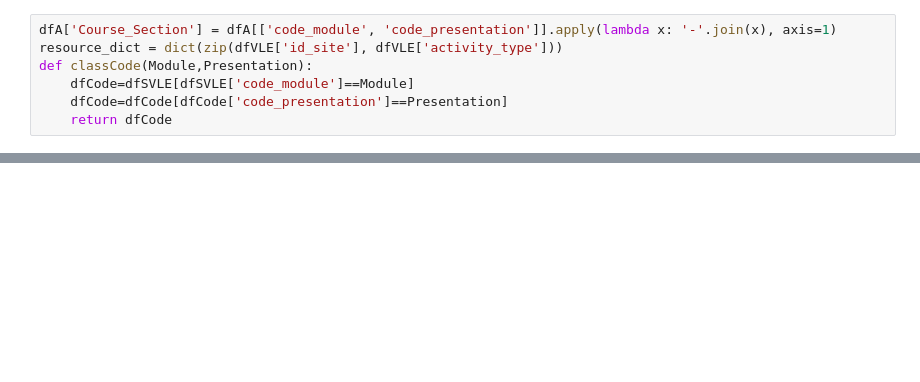
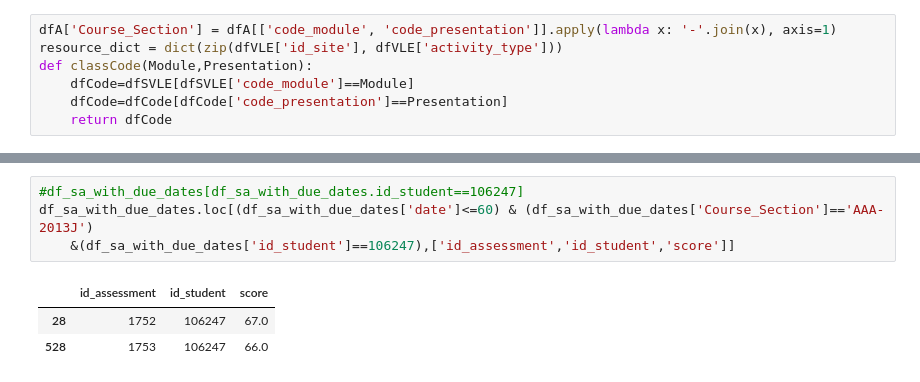
Before and after one commit to sustrev/SIADS697, a Jupyter notebook: Interface3.ipynb, the cells around one changed output, grey strips where cells are left out. Saved outputs shown, nothing was run; the diff lists cells and outputs as text; blank space fills up the shorter version.

```diff
--- a/Interface3.ipynb
+++ b/Interface3.ipynb
@@ -383,0 +730,8 @@ Dash app running on http://127.0.0.1:8301/
+# %%
+#df_sa_with_due_dates[df_sa_with_due_dates.id_student==106247]
+df_sa_with_due_dates.loc[(df_sa_with_due_dates['date']<=60) & (df_sa_with_due_dates['Course_Section']=='AAA-2013J')
+    &(df_sa_with_due_dates['id_student']==106247),['id_assessment','id_student','score']]
+# %% [output]
+|  | id_assessment | id_student | score |
+| 28 | 1752 | 106247 | 67.0 |
+| 528 | 1753 | 106247 | 66.0 |
```
Also changed, not shown: parts of 6 cells of this notebook.
